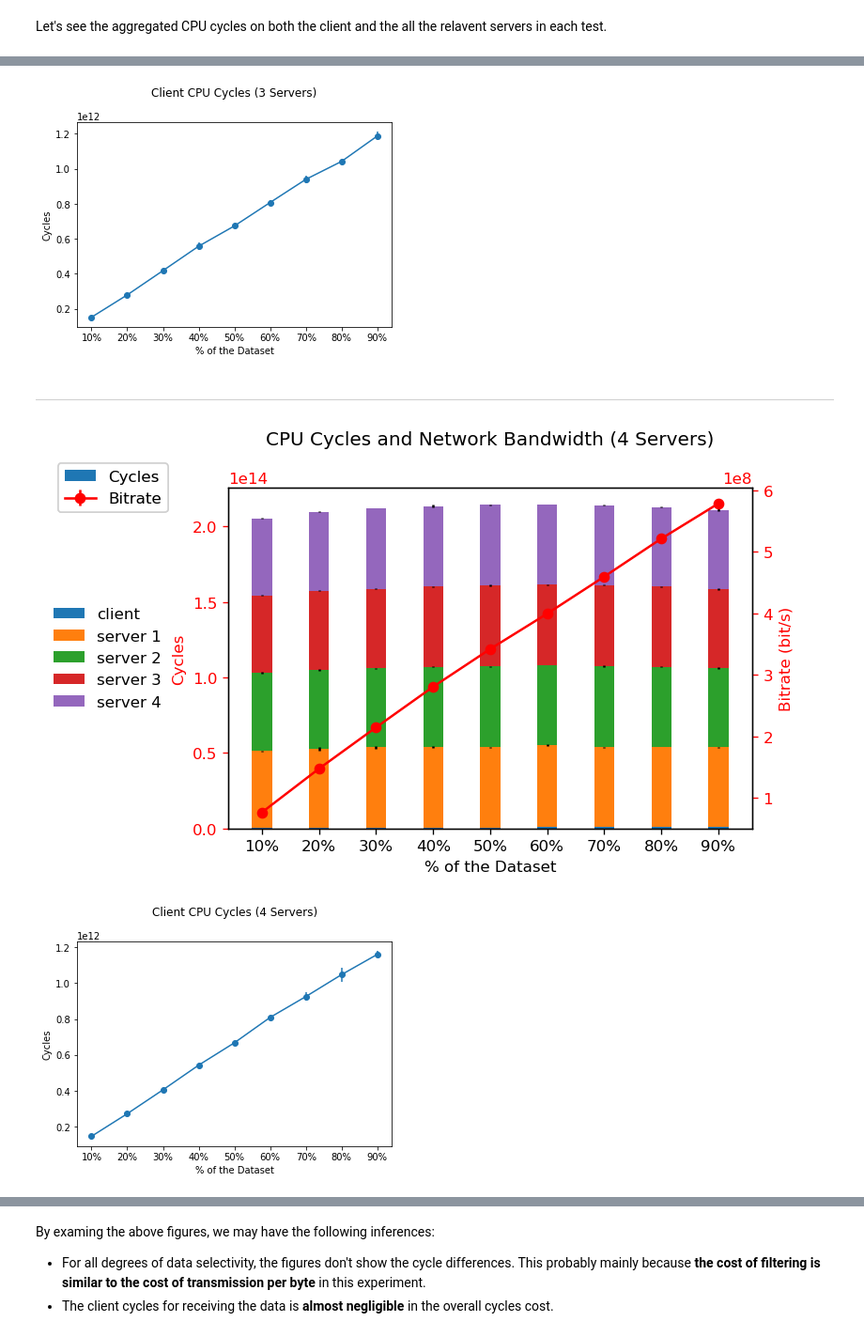
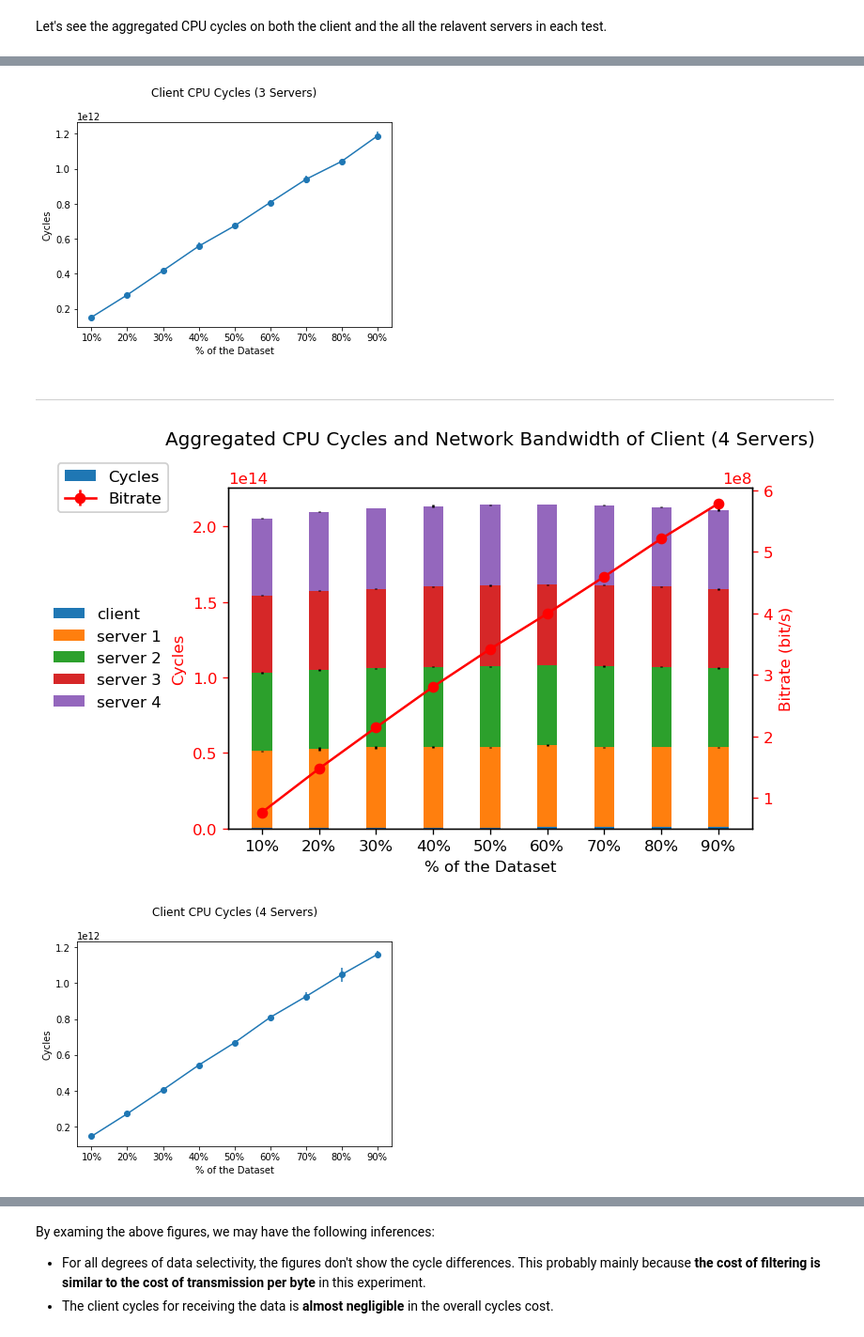
Before and after one commit to ljishen/EuCycles, a Jupyter notebook: analysis/notebooks/visualization_nserv_percentage.ipynb, the cells around one changed output, grey strips where cells are left out. Shown at 94% size. Drawn from its saved outputs; the diff is of its cells as text; code cells hidden in the pictures.

Commit message:
Update title of figures

```diff
--- a/analysis/notebooks/visualization_nserv_percentage.ipynb
+++ b/analysis/notebooks/visualization_nserv_percentage.ipynb
@@ -218,7 +218,7 @@ for num_servs in range(1, len(df.index) + 1):
 
     plt.xticks(ind, df.columns)
     plt.title(
-        'CPU Cycles and Network Bandwidth (' + str(num_servs) + \
+        'Aggregated CPU Cycles and Network Bandwidth of Client (' + str(num_servs) + \
         ' Server' + ('s' if num_servs > 1 else '') + ')', y=1.1)
     plt.show()
 
@@ -252,6 +252,6 @@ for num_servs in range(1, len(df.index) + 1):
 [figure]
 ---
-[figure, old version]
+[figure, new version]
 [figure]
 ---
 ... (12 outputs left out)
```
Also changed, not shown: parts of 2 cells of this notebook.
